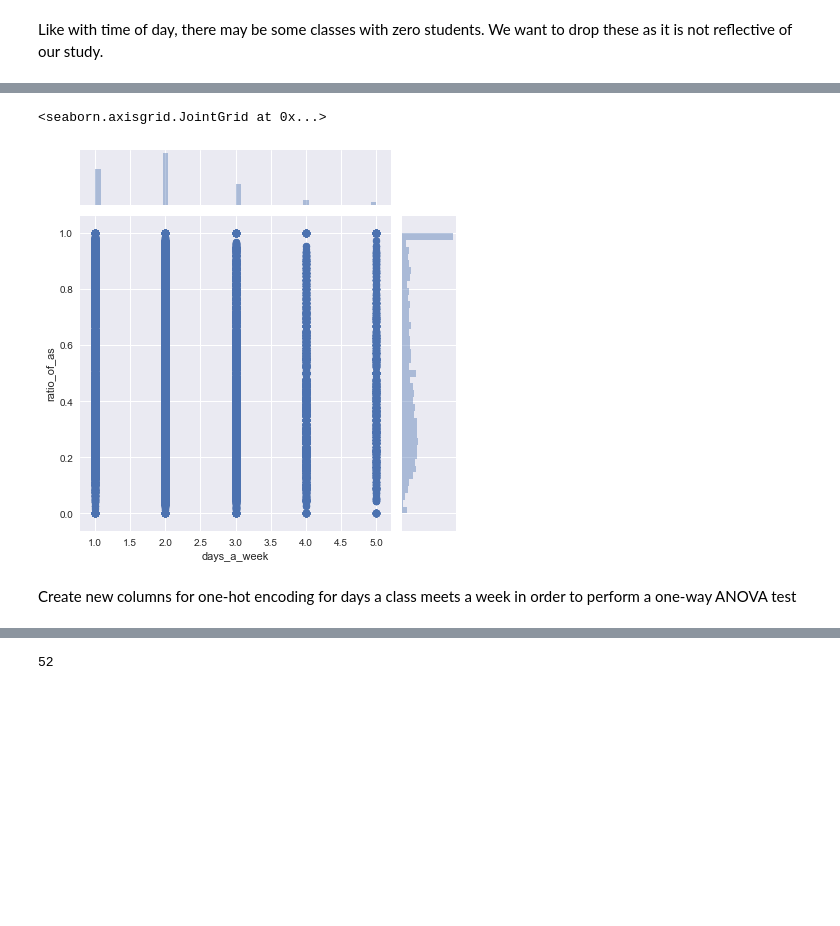
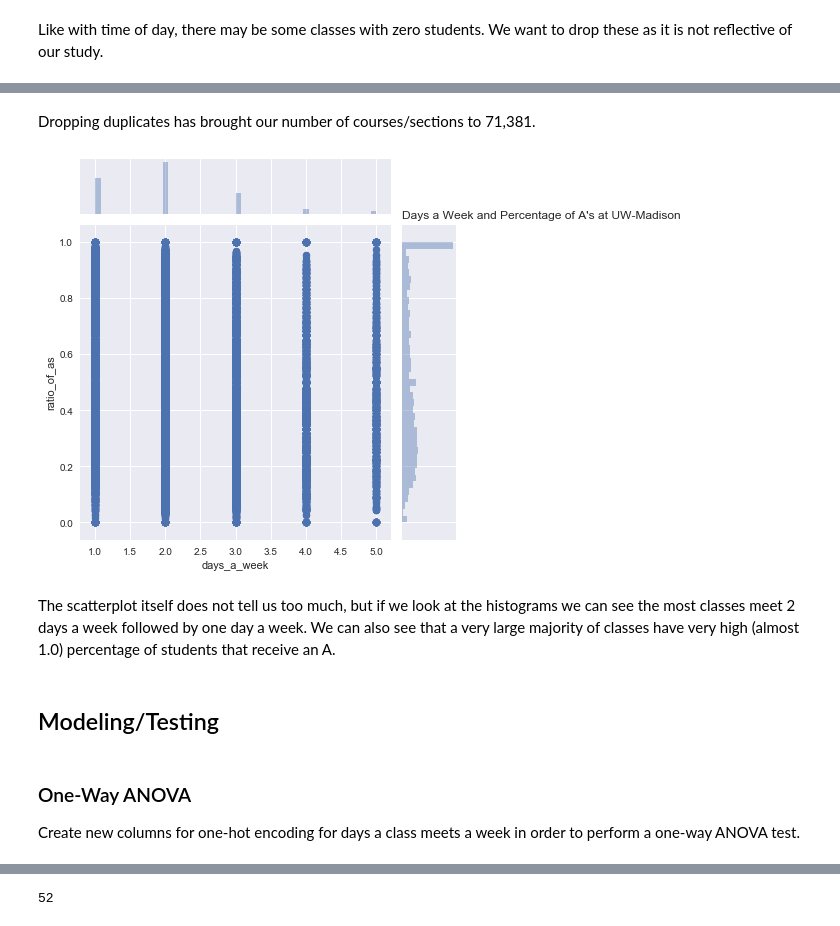
Before and after one commit to kayschulz/build_course_schedule, a Jupyter notebook: days_a_week_and_grades.ipynb, the cells around one changed output, grey strips where cells are left out. Drawn from its saved outputs; the diff is of its cells as text; code cells hidden in the pictures; blank space fills up the shorter version.

```diff
--- a/days_a_week_and_grades.ipynb
+++ b/days_a_week_and_grades.ipynb
@@ -248,13 +281,22 @@ days_a_week             71381 non-null int64
 ratio_of_as             71381 non-null float64
 dtypes: bool(7), float64(1), int64(10), object(2)
 memory usage: 8.1+ MB
-# %%
-sns.jointplot('days_a_week', 'ratio_of_as',df2)
-# %% [output]
-<seaborn.axisgrid.JointGrid at 0x...>
-[figure, removed]
+# %% [markdown]
+Dropping duplicates has brought our number of courses/sections to 71,381.
+# %%
+sns.jointplot('days_a_week', 'ratio_of_as',df2)
+plt.title("Days a Week and Percentage of A's at UW-Madison", loc='left')
+plt.show();
+# %% [output]
+[figure, added]
+# %% [markdown]
+The scatterplot itself does not tell us too much, but if we look at the histograms we can see the most classes meet 2 days a week followed by one day a week. We can also see that a very large majority of classes have very high (almost 1.0) percentage of students that receive an A.
+# %% [markdown]
+## Modeling/Testing
 # %% [markdown]
-Create new columns for one-hot encoding for days a class meets a week in order to perform a one-way ANOVA test
+### One-Way ANOVA
+
+Create new columns for one-hot encoding for days a class meets a week in order to perform a one-way ANOVA test.
 # %%
 dummied_days = pd.get_dummies(df2, columns=['days_a_week'])
 # %%
```
Also changed, not shown: parts of 50 cells of this notebook.
